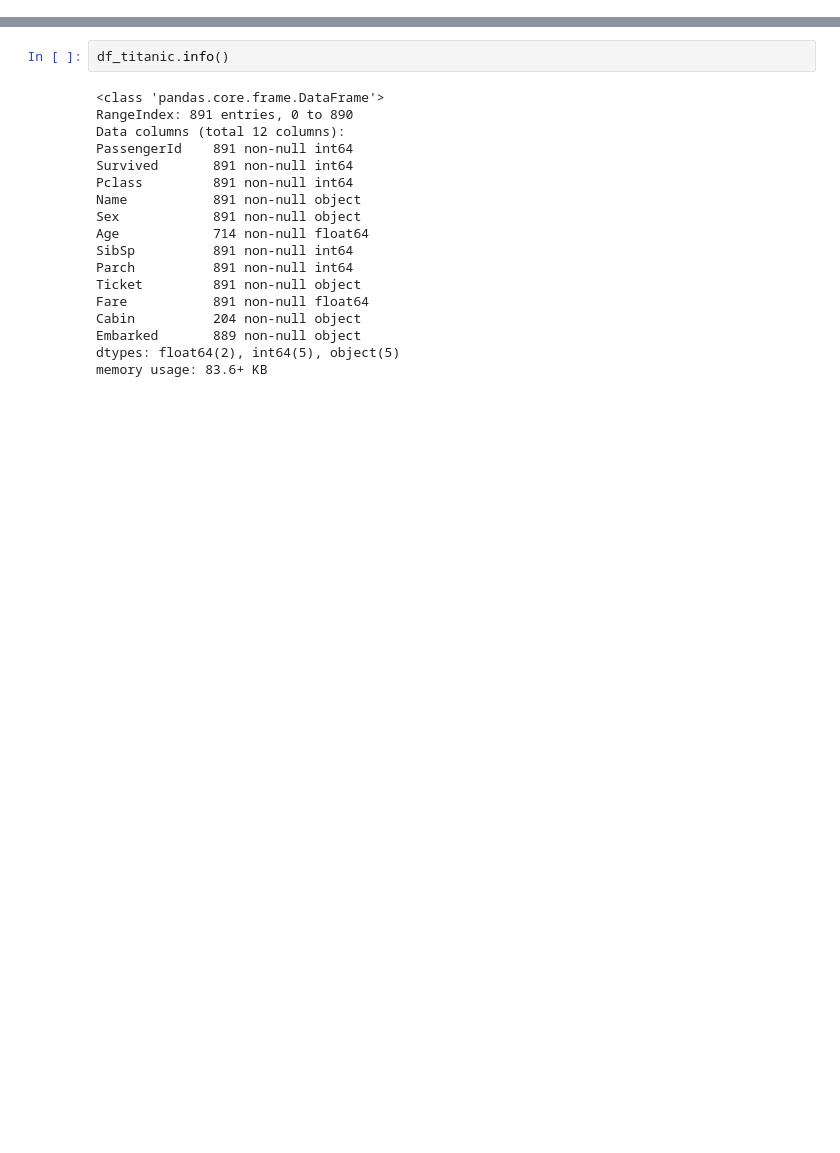
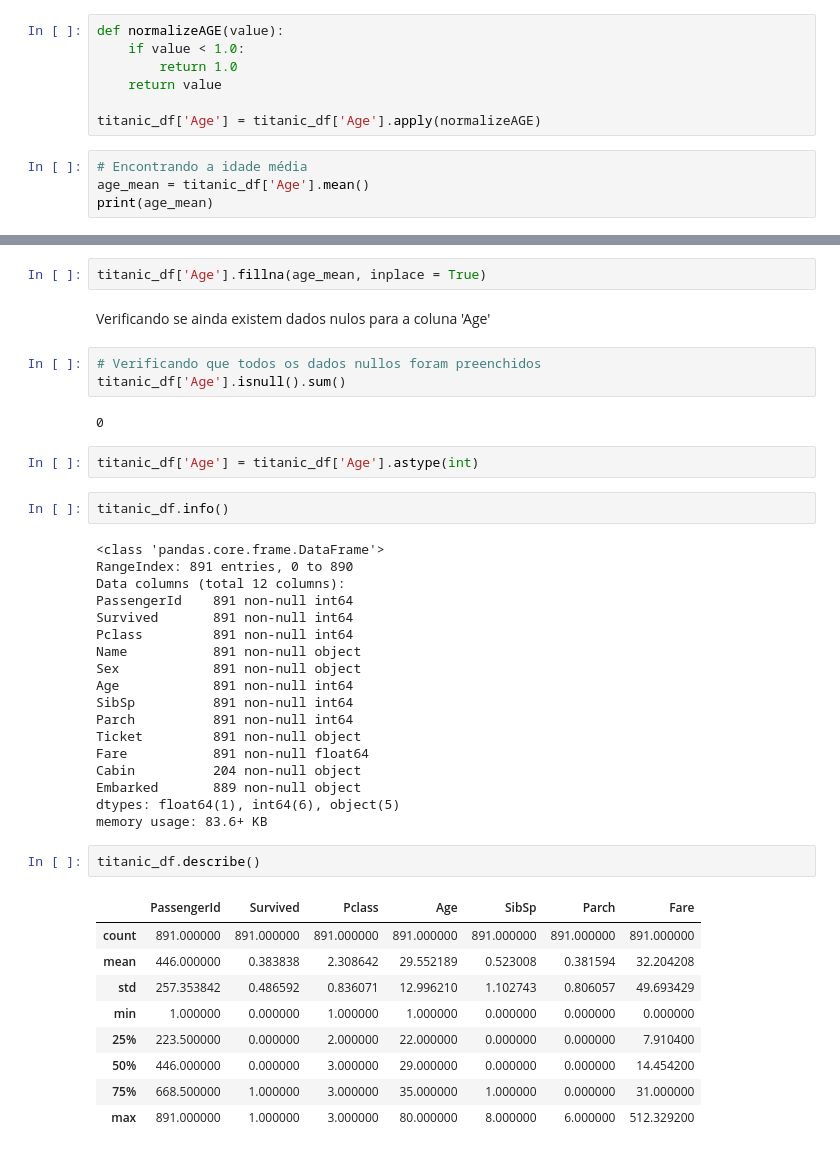
Before and after one commit to RicardoFideles/datascience-titanic, a Jupyter notebook: titanic-analysis.ipynb, the cells around one changed output, grey strips where cells are left out. Drawn from its saved outputs; the diff is of its cells as text; blank space fills up the shorter version.

```diff
--- a/titanic-analysis.ipynb
+++ b/titanic-analysis.ipynb
@@ -18,0 +78,11 @@ df_titanic.head()
+# %%
+def normalizeAGE(value):
+    if value < 1.0:
+        return 1.0
+    return value
+
+titanic_df['Age'] = titanic_df['Age'].apply(normalizeAGE)
+# %%
+# Encontrando a idade média
+age_mean = titanic_df['Age'].mean()
+print(age_mean)
@@ -19,5 +93,16 @@ df_titanic.head()
+# %%
+titanic_df['Age'].fillna(age_mean, inplace = True)
+# %% [markdown]
+Verificando se ainda existem dados nulos para a coluna 'Age'
+# %%
+# Verificando que todos os dados nullos foram preenchidos
+titanic_df['Age'].isnull().sum()
+# %% [output]
+0
+# %%
+titanic_df['Age'] = titanic_df['Age'].astype(int)
 # %%
-df_titanic.info()
+titanic_df.info()
 # %% [output]
 <class 'pandas.core.frame.DataFrame'>
 RangeIndex: 891 entries, 0 to 890
@@ -27,12 +112,24 @@ Survived       891 non-null int64
 Pclass         891 non-null int64
 Name           891 non-null object
 Sex            891 non-null object
-Age            714 non-null float64
+Age            891 non-null int64
 SibSp          891 non-null int64
 Parch          891 non-null int64
 Ticket         891 non-null object
 Fare           891 non-null float64
 Cabin          204 non-null object
 Embarked       889 non-null object
-dtypes: float64(2), int64(5), object(5)
+dtypes: float64(1), int64(6), object(5)
 memory usage: 83.6+ KB
+# %%
+titanic_df.describe()
+# %% [output]
+|  | PassengerId | Survived | Pclass | Age | SibSp | Parch | Fare |
+| count | 891.000000 | 891.000000 | 891.000000 | 891.000000 | 891.000000 | 891.000000 | 891.000000 |
+| mean | 446.000000 | 0.383838 | 2.308642 | 29.552189 | 0.523008 | 0.381594 | 32.204208 |
+| std | 257.353842 | 0.486592 | 0.836071 | 12.996210 | 1.102743 | 0.806057 | 49.693429 |
+| min | 1.000000 | 0.000000 | 1.000000 | 1.000000 | 0.000000 | 0.000000 | 0.000000 |
+| 25% | 223.500000 | 0.000000 | 2.000000 | 22.000000 | 0.000000 | 0.000000 | 7.910400 |
+| 50% | 446.000000 | 0.000000 | 3.000000 | 29.000000 | 0.000000 | 0.000000 | 14.454200 |
+| 75% | 668.500000 | 1.000000 | 3.000000 | 35.000000 | 1.000000 | 0.000000 | 31.000000 |
+| max | 891.000000 | 1.000000 | 3.000000 | 80.000000 | 8.000000 | 6.000000 | 512.329200 |
```
Also changed, not shown: parts of 26 cells of this notebook.
